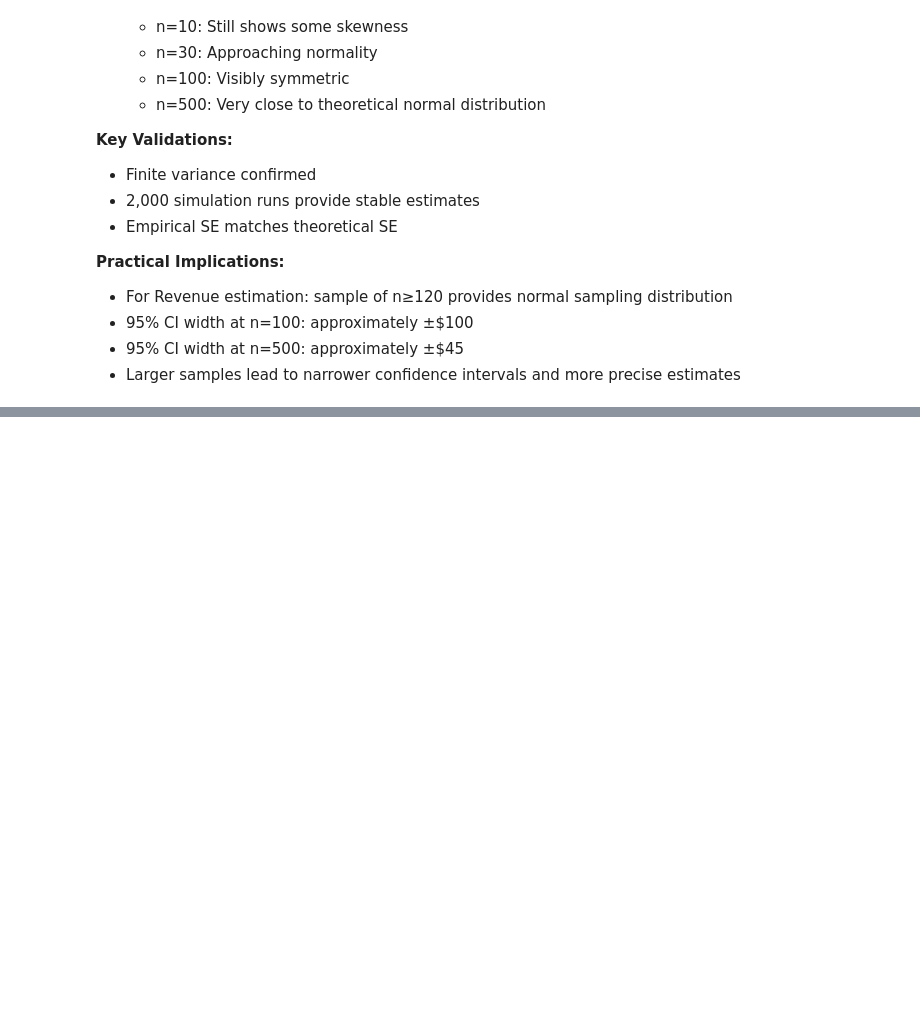
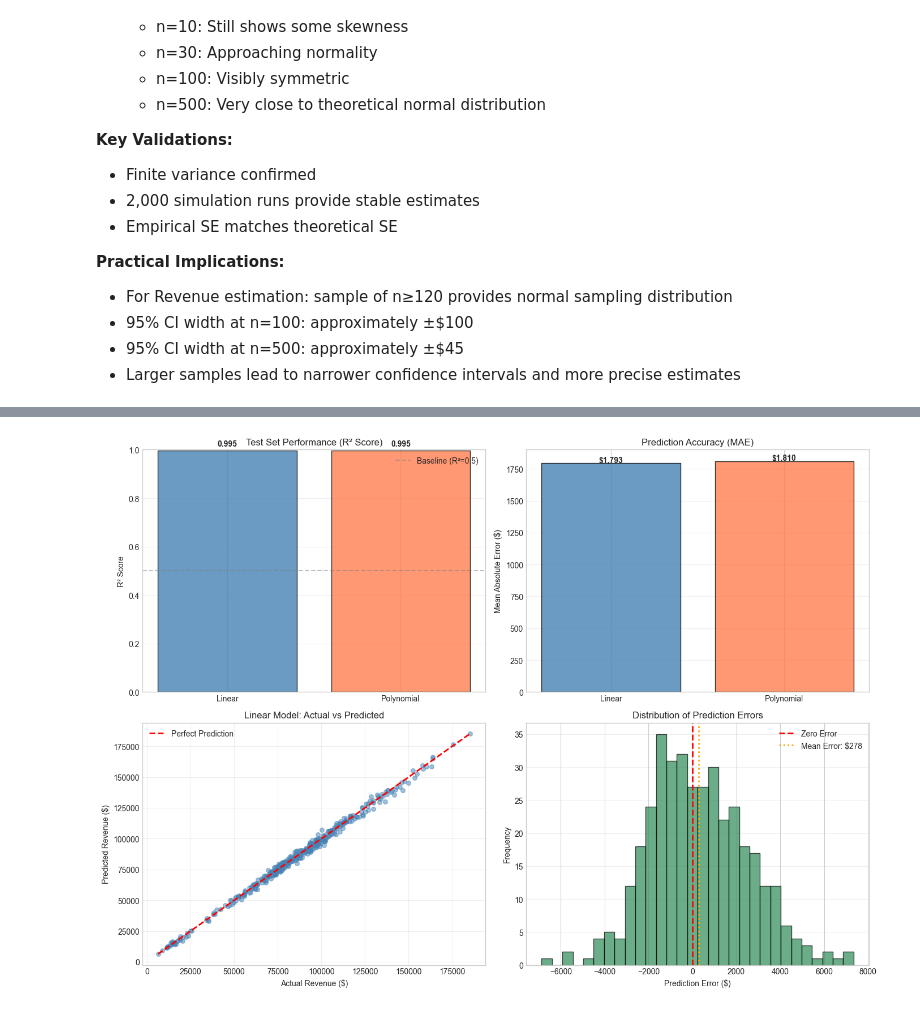
Before and after one commit to Kotschnig-edu/DataAnalysis, a Jupyter notebook: Project.ipynb, the cells around one changed output, grey strips where cells are left out. Saved outputs shown, nothing was run; the diff lists cells and outputs as text; code cells hidden in the pictures; blank space fills up the shorter version.

```diff
--- a/Project.ipynb
+++ b/Project.ipynb
@@ -1847,7 +1847,7 @@ bars2 = ax6.bar(x_pos + width/2, empirical_ses, width, label='Empirical SE', col
 
 ax6.set_xlabel('Sample Size (n)')
 ax6.set_ylabel('Standard Error ($)')
-ax6.set_title('Standard Error: Theoretical vs Empirical')
+ax6.set_title('CLT: Standard Error Decay (SE = σ/√n)')
 ax6.set_xticks(x_pos)
 ax6.set_xticklabels([f'n={n}' for n in sample_sizes])
 ax6.legend()
@@ -2199,0 +2316,17 @@ SANITY CHECKS AND RESULT VALIDATION
+# %%
+# Time-based split (80-20)
+split_idx = int(len(X) * 0.8)
+X_train, X_test = X.iloc[:split_idx], X.iloc[split_idx:]
+y_train, y_test = y.iloc[:split_idx], y.iloc[split_idx:]
+
+print(f"Training set: {len(X_train)} days")
+print(f"Test set: {len(X_test)} days")
+print(f"Train period mean revenue: ${y_train.mean():,.0f}")
+print(f"Test period mean revenue: ${y_test.mean():,.0f}")
+
+# Standardize features (important for polynomial features)
+scaler = StandardScaler()
+X_train_scaled = scaler.fit_transform(X_train)
+X_test_scaled = scaler.transform(X_test)
+
+feature_names = X.columns.tolist()
@@ -2199,0 +2734,63 @@ SANITY CHECKS AND RESULT VALIDATION
+# %%
+# Create summary visualization
+fig, axes = plt.subplots(2, 2, figsize=(14, 10))
+
+# 1) Model Performance Comparison
+ax1 = axes[0, 0]
+models = ['Linear', 'Polynomial']
+test_scores = [test_r2_lin, test_r2_poly]
+colors_bar = ['steelblue', 'coral']
+bars = ax1.bar(models, test_scores, color=colors_bar, alpha=0.8, edgecolor='black')
+ax1.set_ylabel('R² Score')
+ax1.set_title('Test Set Performance (R² Score)')
+ax1.set_ylim(0, 1)
+ax1.axhline(y=0.5, color='gray', linestyle='--', alpha=0.5, label='Baseline (R²=0.5)')
+for bar, score in zip(bars, test_scores):
+    ax1.text(bar.get_x() + bar.get_width()/2, bar.get_height() + 0.02, f'{score:.3f}',
+             ha='center', fontsize=10, fontweight='bold')
+ax1.legend()
+ax1.grid(True, alpha=0.3, axis='y')
+
+# 2) Prediction Accuracy (Test Set)
+ax2 = axes[0, 1]
+mae_values = [test_mae_lin, test_mae_poly]
+bars2 = ax2.bar(models, mae_values, color=colors_bar, alpha=0.8, edgecolor='black')
+ax2.set_ylabel('Mean Absolute Error ($)')
+ax2.set_title('Prediction Accuracy (MAE)')
+for bar, mae in zip(bars2, mae_values):
+    ax2.text(bar.get_x() + bar.get_width()/2, bar.get_height() + 10, f'${mae:,.0f}',
+             ha='center', fontsize=10, fontweight='bold')
+ax2.grid(True, alpha=0.3, axis='y')
+
+# 3) Prediction vs Actual scatter
+ax3 = axes[1, 0]
+ax3.scatter(y_test, y_pred_test, alpha=0.5, s=30, color='steelblue')
+min_val = min(y_test.min(), y_pred_test.min())
+max_val = max(y_test.max(), y_pred_test.max())
+ax3.plot([min_val, max_val], [min_val, max_val], 'r--', linewidth=2, label='Perfect Prediction')
+ax3.set_xlabel('Actual Revenue ($)')
+ax3.set_ylabel('Predicted Revenue ($)')
+ax3.set_title(f'{best_model.capitalize()} Model: Actual vs Predicted')
+ax3.legend()
+ax3.grid(True, alpha=0.3)
+
+# 4) Error distribution
+ax4 = axes[1, 1]
+errors = y_test - y_pred_test
+ax4.hist(errors, bins=30, color='seagreen', alpha=0.7, edgecolor='black')
+ax4.axvline(x=0, color='red', linestyle='--', linewidth=2, label='Zero Error')
+ax4.axvline(x=errors.mean(), color='orange', linestyle=':', linewidth=2, label=f'Mean Error: ${errors.mean():,.0f}')
+ax4.set_xlabel('Prediction Error ($)')
+ax4.set_ylabel('Frequency')
+ax4.set_title('Distribution of Prediction Errors')
+ax4.legend()
+ax4.grid(True, alpha=0.3, axis='y')
+
+plt.tight_layout()
+plt.show()
+
+print(f"\n✓ BEST MODEL: {best_model.upper()}")
+print(f"  Test R²: {(test_r2_lin if best_model == 'linear' else test_r2_poly):.4f}")
+print(f"  Test MAE: ${(test_mae_lin if best_model == 'linear' else test_mae_poly):,.0f}")
+# %% [output]
+[figure, added]
```
Also changed, not shown: parts of 17 cells of this notebook.
